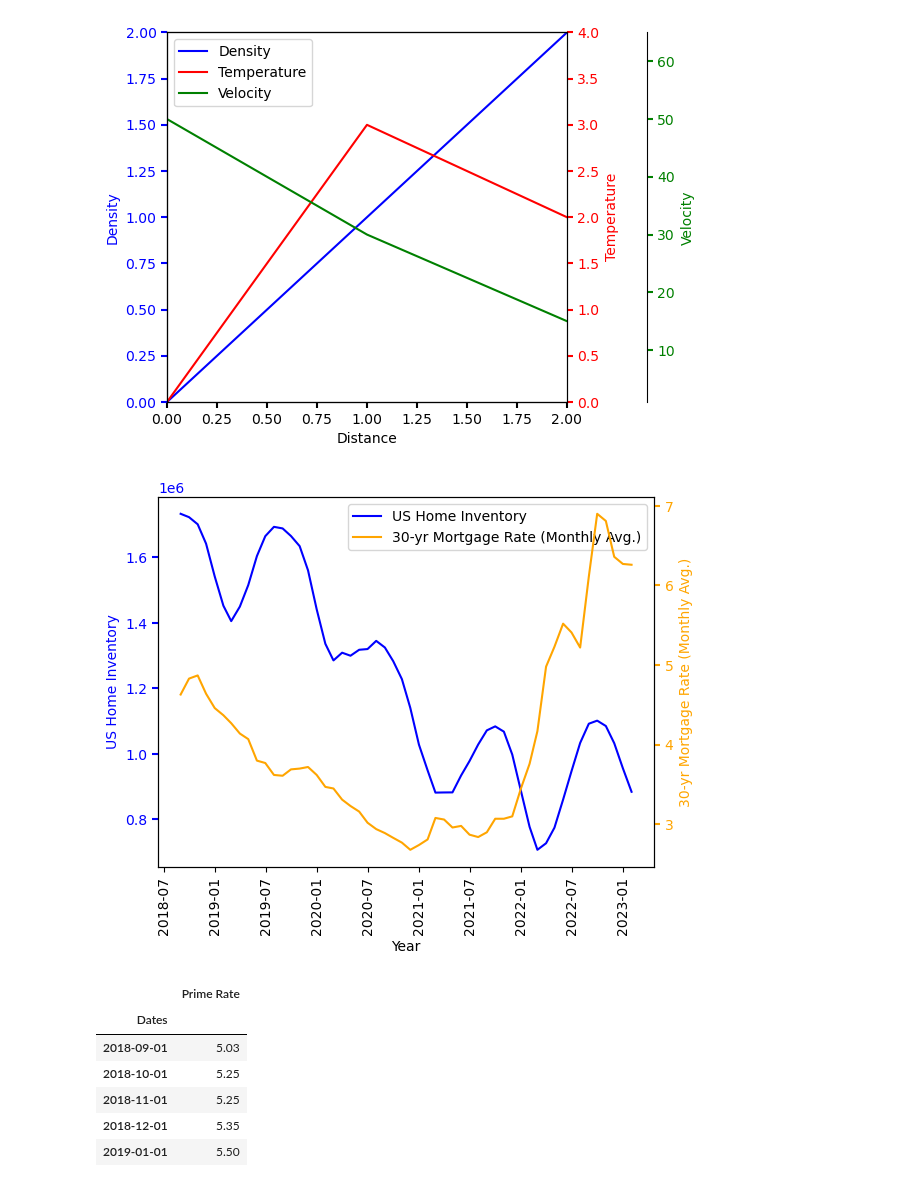
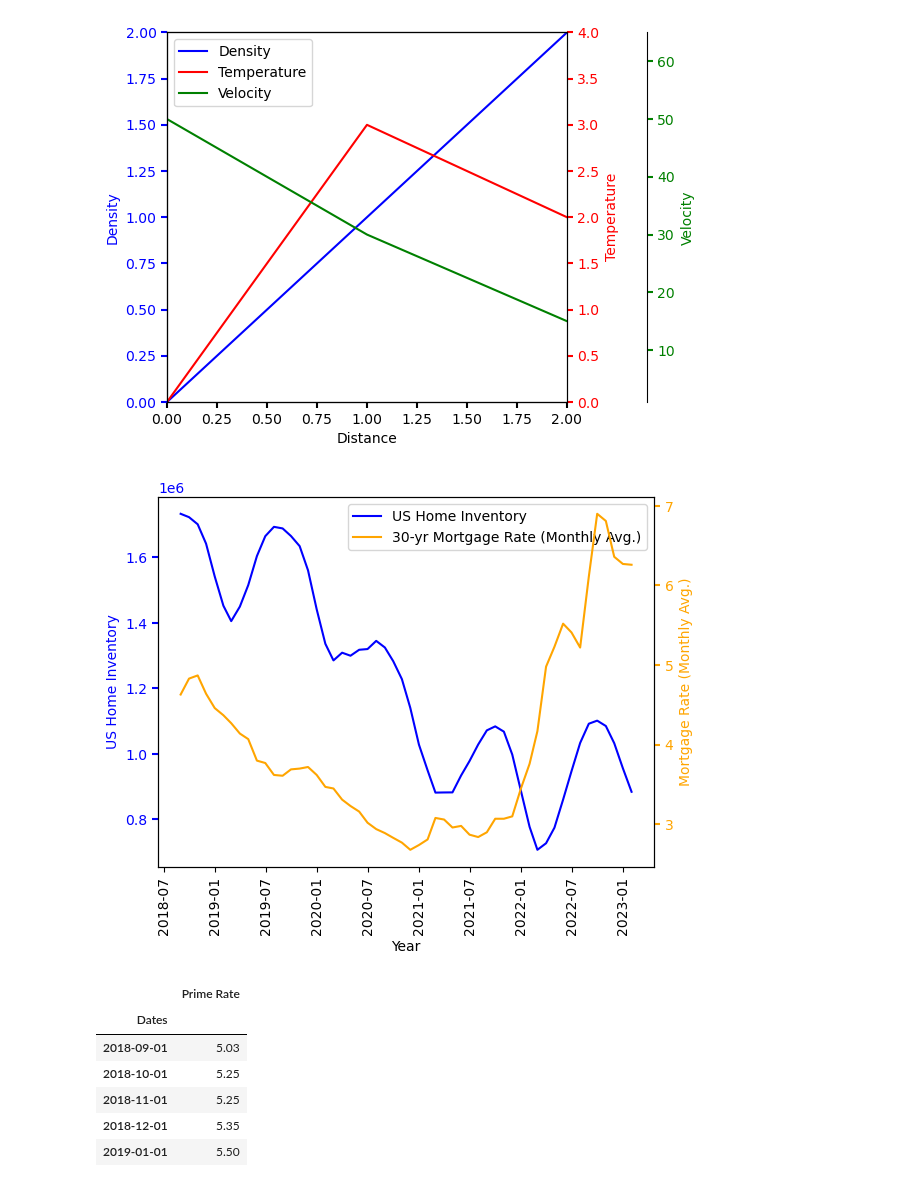
Before and after one commit to ceramicbull/Project-1-Repo, a Jupyter notebook: bens_analysis/For Sale Inventory.ipynb, the cells around one changed output. Saved outputs shown, nothing was run; the diff lists cells and outputs as text; code cells hidden in the pictures.

```diff
--- a/bens_analysis/For Sale Inventory.ipynb
+++ b/bens_analysis/For Sale Inventory.ipynb
@@ -181,35 +202,35 @@ x_val=pd.to_datetime(x_raw)
 # plot Average US List Price and Average US Mortgage Rate multi-line Plot
 # set x and y values
 us_home_inventory = top_25_region_df.loc['United States']
 us_home_inventory=us_home_inventory.astype(float)
 us_average_mortgage=mort_df.loc["30-Yr Mortgage Rate"]
 us_average_mortgage=us_average_mortgage.astype(float)
 # plot figure using ax subplots for multi-y-axis
 fig, ax = plt.subplots()
 twin1 = ax.twinx()
 inventory_plot, = ax.plot(x_val, us_home_inventory, color="blue", label="US Home Inventory" )
 mortgage_plot, = twin1.plot(x_val, us_average_mortgage, color='orange', label="30-yr Mortgage Rate (Monthly Avg.)")
 # set tick lables, colors, and rotation
 for tick in ax.get_xticklabels():
     tick.set_rotation(90)
 
 tkw = dict(size=4, width=1.5)
 ax.tick_params(axis='y', colors=inventory_plot.get_color(), **tkw)
 twin1.tick_params(axis='y', colors=mortgage_plot.get_color(), **tkw)
 ax.yaxis.label.set_color(inventory_plot.get_color())
 twin1.yaxis.label.set_color(mortgage_plot.get_color())
 #set labels
 ax.set_xlabel('Year')
 ax.set_ylabel('US Home Inventory')
-twin1.set_ylabel('30-yr Mortgage Rate (Monthly Avg.)')
+twin1.set_ylabel('Mortgage Rate (Monthly Avg.)')
 # set legend
 ax.legend(handles = [inventory_plot, mortgage_plot])
 # Save the figure
 plt.savefig("invmort.png")
 # show plot
 plt.show()
 # %% [output]
-[figure, old version]
+[figure, new version]
 # %%
 #read in the prime rate and convert to pandas DataFrame
 #import mortgage rate
```
Also changed, not shown: parts of 5 cells of this notebook, 4 other files.
